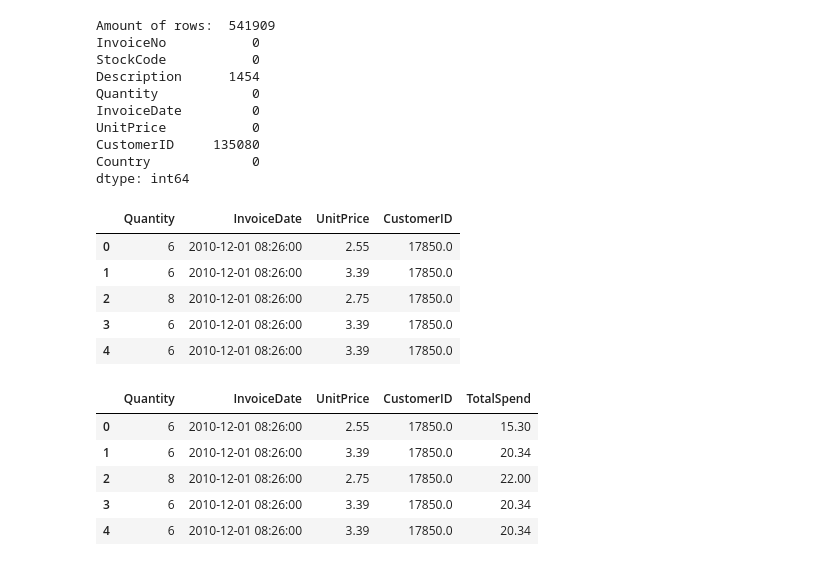
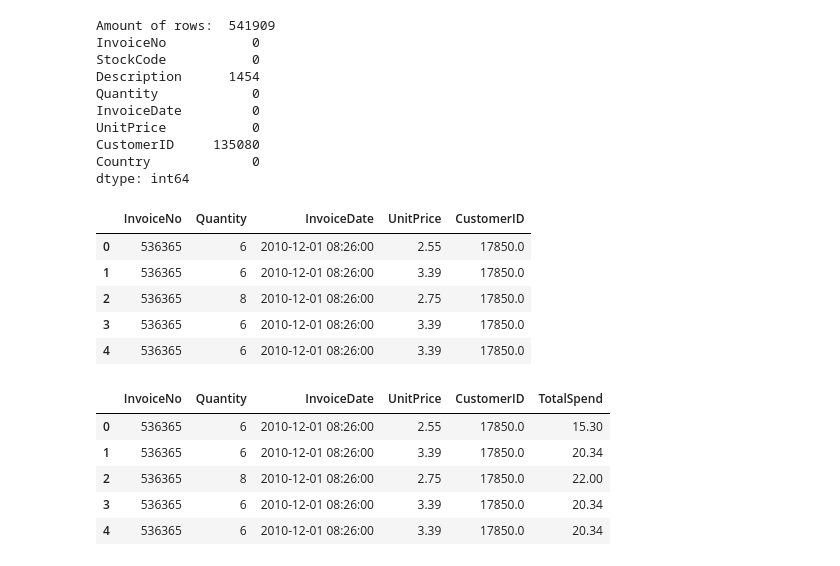
Before and after one commit to mjc136/DataScience, a Jupyter notebook: CustomerSegmentation/CustomerSeg.ipynb, the cells around one changed output. Saved outputs shown, nothing was run; the diff lists cells and outputs as text; code cells hidden in the pictures.

```diff
--- a/CustomerSegmentation/CustomerSeg.ipynb
+++ b/CustomerSegmentation/CustomerSeg.ipynb
@@ -28,29 +46,32 @@ UnitPrice           0
 CustomerID     135080
 Country             0
 dtype: int64
+# %%
+# drolling out the rows with missing values
+df = df.dropna()
 # %%
 # drop unnecessary columns
-df = df.drop(['InvoiceNo', 'StockCode', 'Description', 'Country'], axis=1)
+df = df.drop(['StockCode', 'Description', 'Country'], axis=1)
 
 df.head()
 # %% [output]
-|  | Quantity | InvoiceDate | UnitPrice | CustomerID |
-| 0 | 6 | 2010-12-01 08:26:00 | 2.55 | 17850.0 |
-| 1 | 6 | 2010-12-01 08:26:00 | 3.39 | 17850.0 |
-| 2 | 8 | 2010-12-01 08:26:00 | 2.75 | 17850.0 |
-| 3 | 6 | 2010-12-01 08:26:00 | 3.39 | 17850.0 |
-| 4 | 6 | 2010-12-01 08:26:00 | 3.39 | 17850.0 |
+|  | InvoiceNo | Quantity | InvoiceDate | UnitPrice | CustomerID |
+| 0 | 536365 | 6 | 2010-12-01 08:26:00 | 2.55 | 17850.0 |
+| 1 | 536365 | 6 | 2010-12-01 08:26:00 | 3.39 | 17850.0 |
+| 2 | 536365 | 8 | 2010-12-01 08:26:00 | 2.75 | 17850.0 |
+| 3 | 536365 | 6 | 2010-12-01 08:26:00 | 3.39 | 17850.0 |
+| 4 | 536365 | 6 | 2010-12-01 08:26:00 | 3.39 | 17850.0 |
 # %%
 df['TotalSpend'] = df['Quantity'] * df['UnitPrice']
 
 df.head()
 # %% [output]
-|  | Quantity | InvoiceDate | UnitPrice | CustomerID | TotalSpend |
-| 0 | 6 | 2010-12-01 08:26:00 | 2.55 | 17850.0 | 15.30 |
-| 1 | 6 | 2010-12-01 08:26:00 | 3.39 | 17850.0 | 20.34 |
-| 2 | 8 | 2010-12-01 08:26:00 | 2.75 | 17850.0 | 22.00 |
-| 3 | 6 | 2010-12-01 08:26:00 | 3.39 | 17850.0 | 20.34 |
-| 4 | 6 | 2010-12-01 08:26:00 | 3.39 | 17850.0 | 20.34 |
+|  | InvoiceNo | Quantity | InvoiceDate | UnitPrice | CustomerID | TotalSpend |
+| 0 | 536365 | 6 | 2010-12-01 08:26:00 | 2.55 | 17850.0 | 15.30 |
+| 1 | 536365 | 6 | 2010-12-01 08:26:00 | 3.39 | 17850.0 | 20.34 |
+| 2 | 536365 | 8 | 2010-12-01 08:26:00 | 2.75 | 17850.0 | 22.00 |
+| 3 | 536365 | 6 | 2010-12-01 08:26:00 | 3.39 | 17850.0 | 20.34 |
+| 4 | 536365 | 6 | 2010-12-01 08:26:00 | 3.39 | 17850.0 | 20.34 |
 # %%
 # Convert InvoiceDate to datetime format
 df['InvoiceDate'] = pd.to_datetime(df['InvoiceDate'])
```
Also changed, not shown: parts of 18 cells of this notebook, 1 other file.
